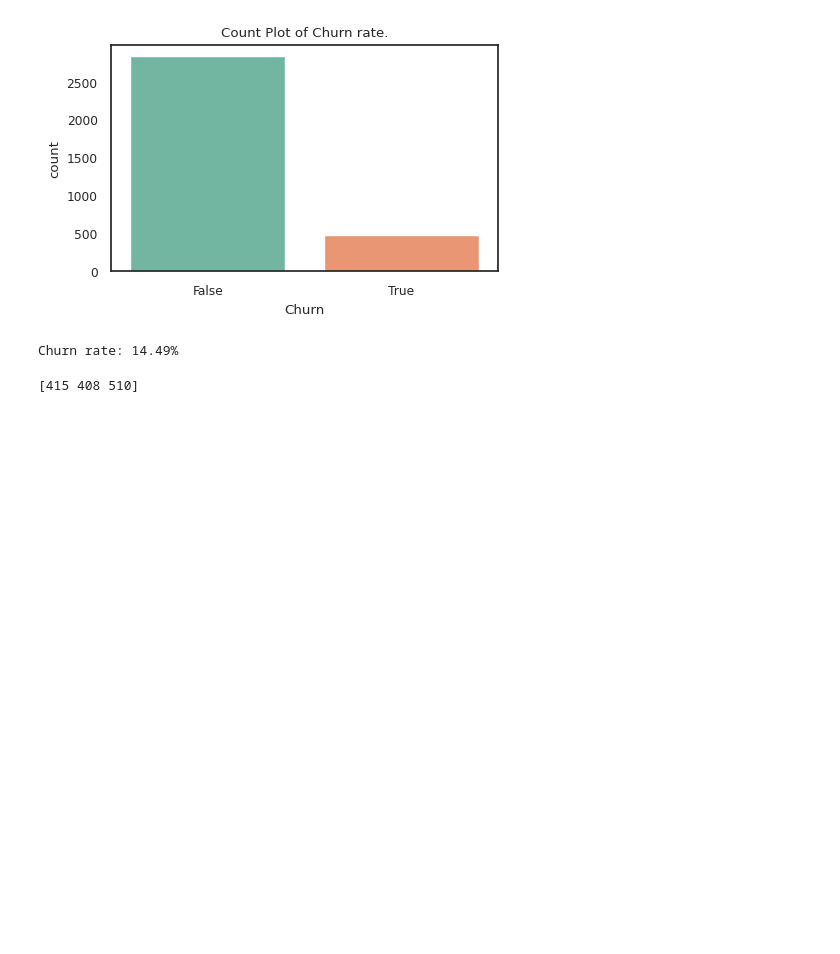
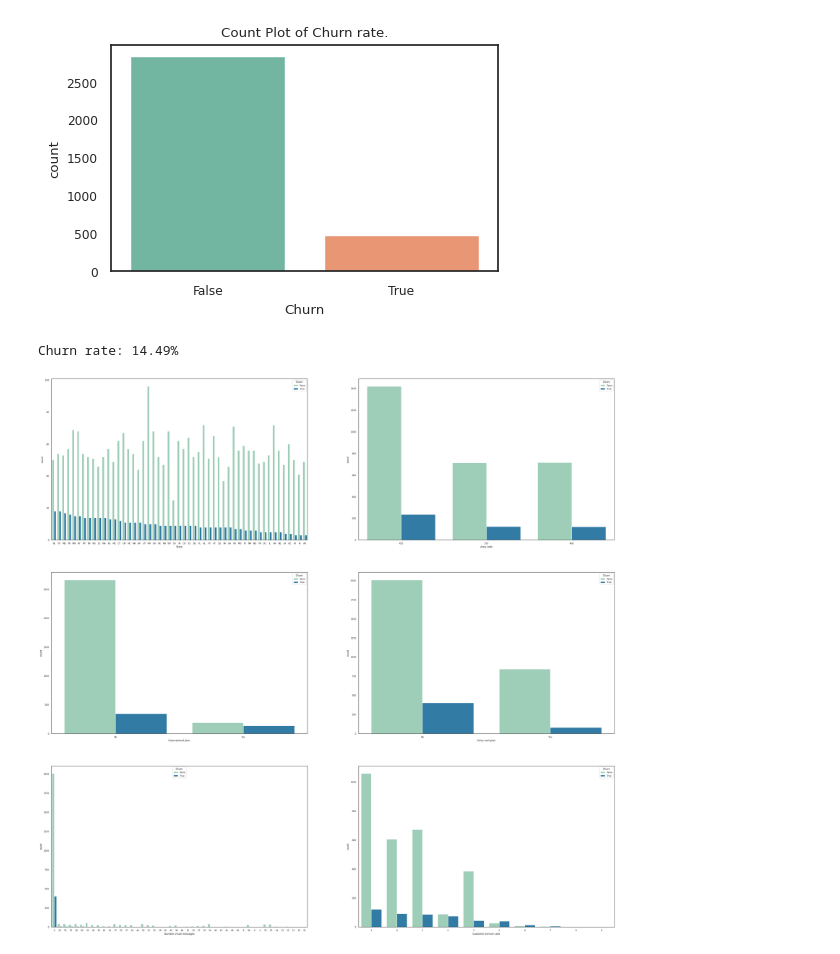
Before and after one commit to GhostML/Telecom-Churn-EDA, a Jupyter notebook: Telecom_Churn_Analysis_Capstone_Project.ipynb, the cells around one changed output. Saved outputs shown, nothing was run; the diff lists cells and outputs as text; code cells hidden in the pictures; blank space fills up the shorter version.

```diff
--- a/Telecom_Churn_Analysis_Capstone_Project.ipynb
+++ b/Telecom_Churn_Analysis_Capstone_Project.ipynb
@@ -143,9 +206,21 @@ churn_rate = round((df['Churn'].value_counts()[True] / len(df['Churn'])) * 100,
 print(f'Churn rate: {churn_rate}%')
 # %% [output]
 Churn rate: 14.49%
-# %%
-# We have 51 differet states data.
-area_code = df['Area code'].unique()
-print(area_code)
-# %% [output]
-[415 408 510]
+# %%
+fig, axes = plt.subplots(3, 2, figsize=(40, 40))
+axes = axes.flatten()
+# List of all categorical features(or columns) except 'Churn' which we saw earlier.
+df_cat = ['State', 'Area code', 'International plan', 'Voice mail plan',
+          'Number vmail messages', 'Customer service calls', ]
+# "A picture is worth a thousand words".
+for col, ax in zip(df_cat, axes):
+    # In decreasing order of Churned customer.
+    sorted_values = df.groupby(col)['Churn'].sum().sort_values(ascending=False).index
+    sns.countplot(x=col,
+      data = df,
+      hue='Churn',
+      order=sorted_values,
+      palette="YlGnBu",
+      ax=ax);
+# %% [output]
+[figure, added]
```
Also changed, not shown: parts of 29 cells of this notebook.
